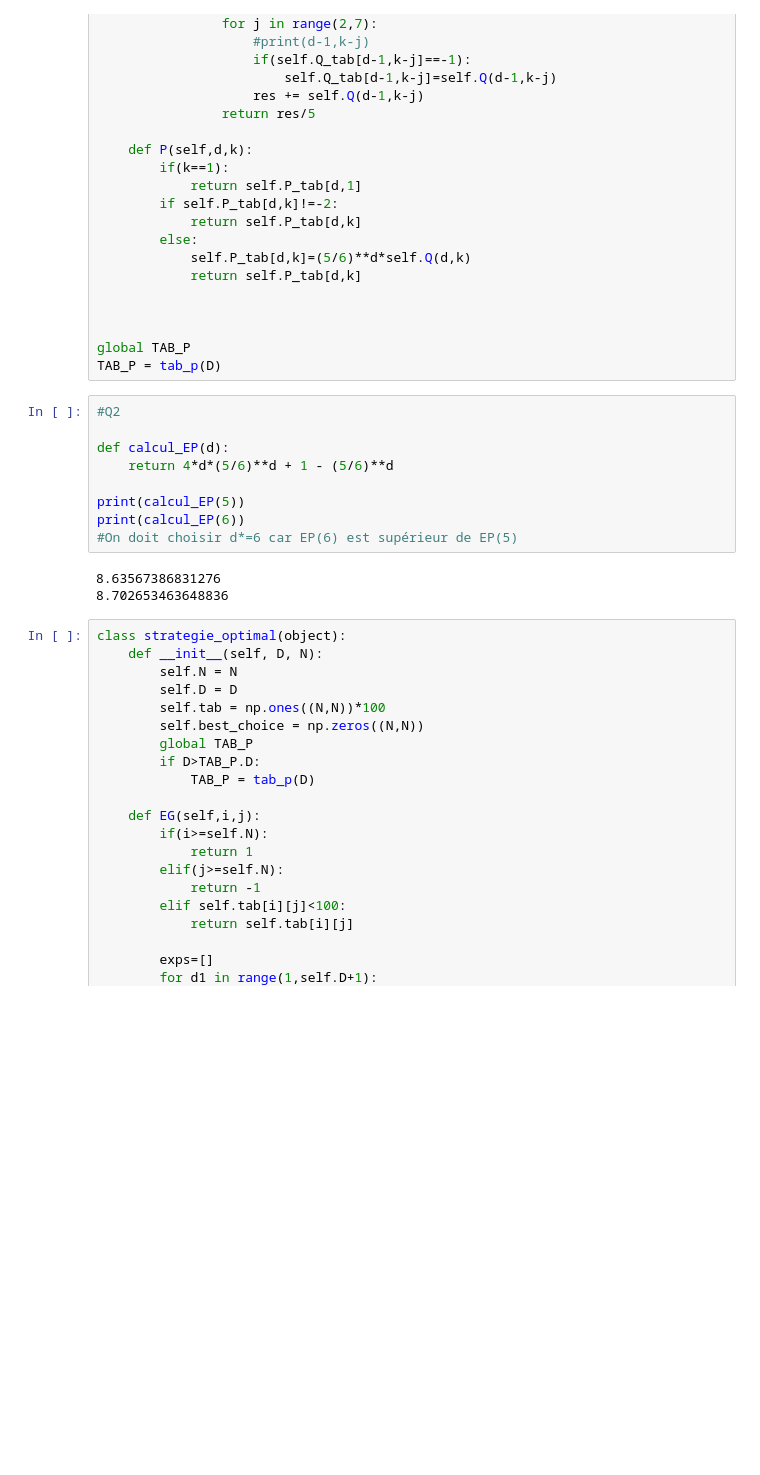
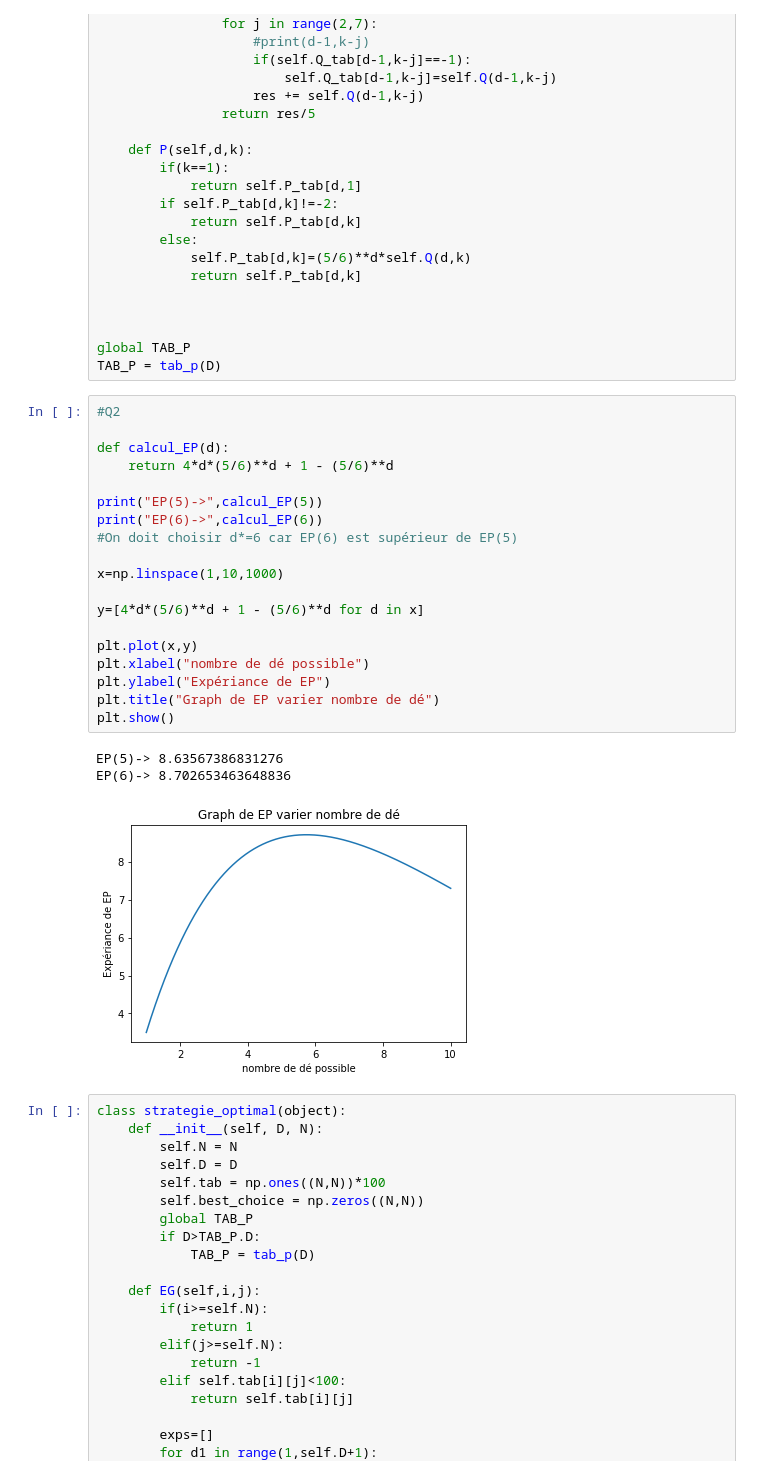
Before and after one commit to Yufei6/Projet_Mogpl, a Jupyter notebook: diceBattle.ipynb, the cells around one changed output. Cells and saved outputs as stored; diff of their text form; blank space fills up the shorter version.

Commit message:
add un graphe for EP

```diff
--- a/diceBattle.ipynb
+++ b/diceBattle.ipynb
@@ -83,15 +83,26 @@ TAB_P = tab_p(D)
 # %%
 #Q2
 
 def calcul_EP(d):
     return 4*d*(5/6)**d + 1 - (5/6)**d
 
-print(calcul_EP(5))
-print(calcul_EP(6))
+print("EP(5)->",calcul_EP(5))
+print("EP(6)->",calcul_EP(6))
 #On doit choisir d*=6 car EP(6) est supérieur de EP(5)
+
+x=np.linspace(1,10,1000)
+
+y=[4*d*(5/6)**d + 1 - (5/6)**d for d in x]
+
+plt.plot(x,y)
+plt.xlabel("nombre de dé possible")
+plt.ylabel("Expériance de EP")
+plt.title("Graph de EP varier nombre de dé")
+plt.show()
 # %% [output]
-8.63567386831276
-8.702653463648836
+EP(5)-> 8.63567386831276
+EP(6)-> 8.702653463648836
+[figure, added]
 # %%
 class strategie_optimal(object):
     def __init__(self, D, N):
```
Also changed, not shown: parts of 1 cell of this notebook.
